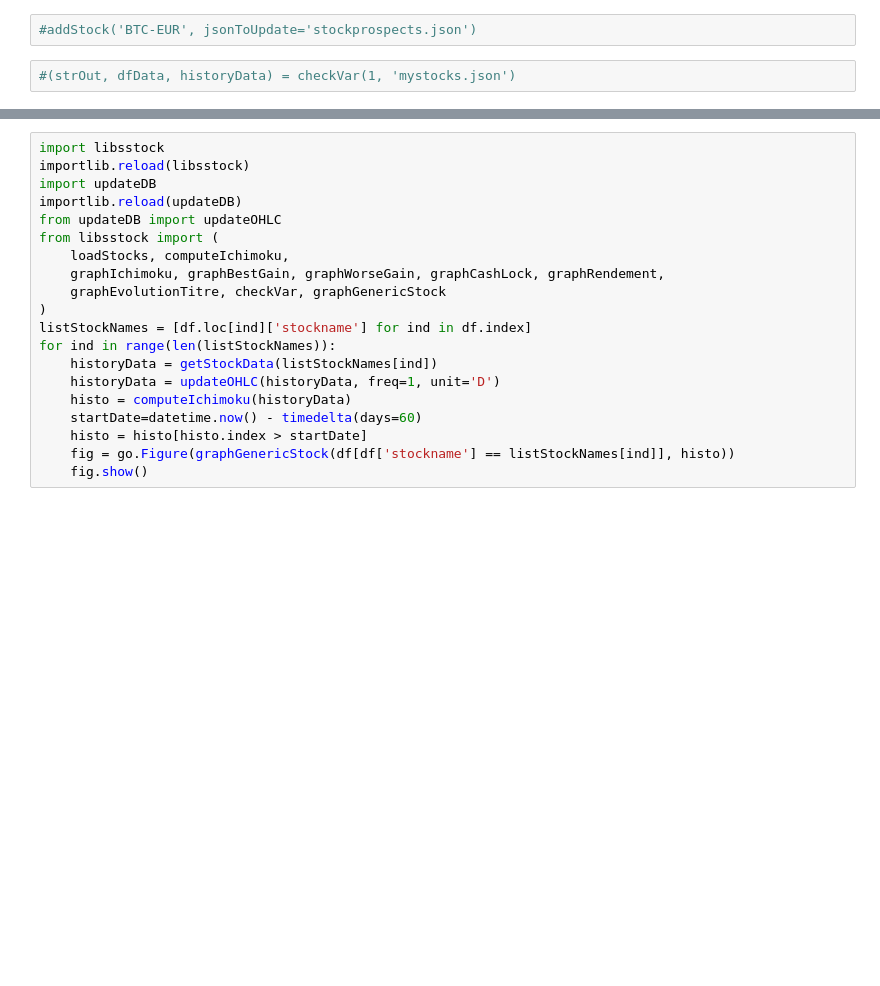
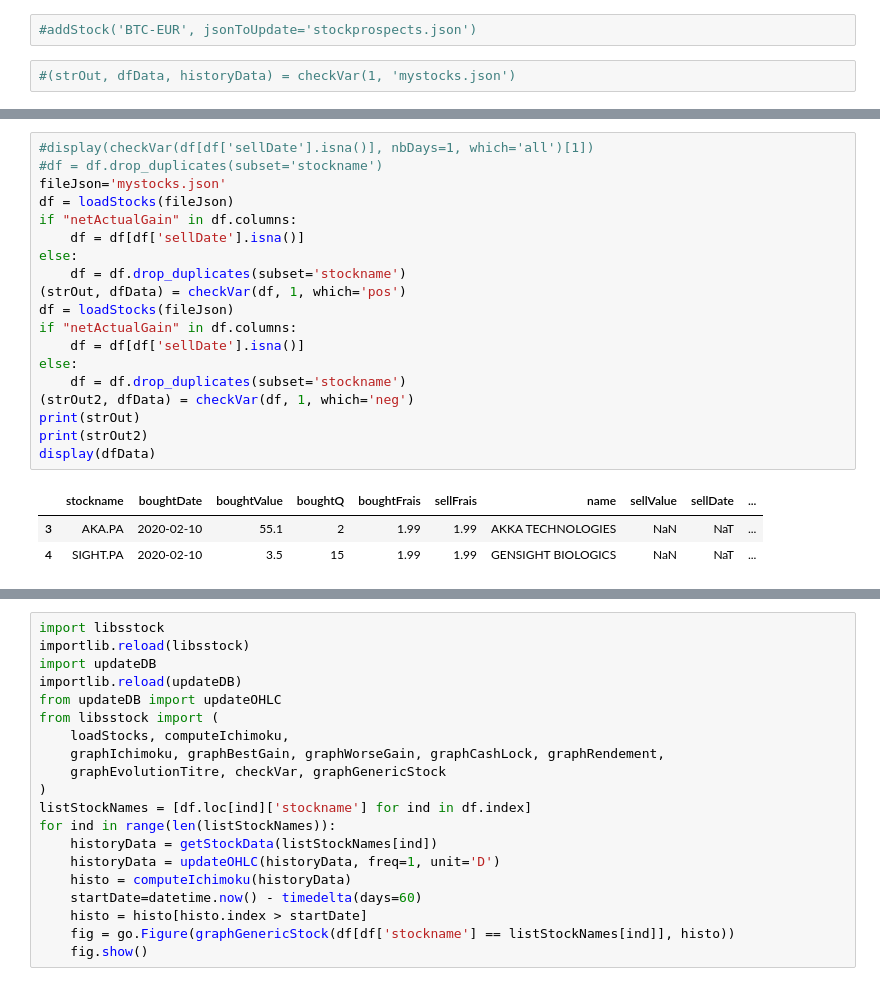
Before and after one commit to matdecac/stocktools, a Jupyter notebook: stocktools/scripts/Stock.ipynb, the cells around one changed output, grey strips where cells are left out. Drawn from its saved outputs; the diff is of its cells as text; blank space fills up the shorter version.

```diff
--- a/stocktools/scripts/Stock.ipynb
+++ b/stocktools/scripts/Stock.ipynb
@@ -27 +40,24 @@ display(df.sort_values('boughtDate'))
+# %%
+#display(checkVar(df[df['sellDate'].isna()], nbDays=1, which='all')[1])
+#df = df.drop_duplicates(subset='stockname')
+fileJson='mystocks.json'
+df = loadStocks(fileJson)
+if "netActualGain" in df.columns:
+    df = df[df['sellDate'].isna()]
+else:
+    df = df.drop_duplicates(subset='stockname')
+(strOut, dfData) = checkVar(df, 1, which='pos')
+df = loadStocks(fileJson)
+if "netActualGain" in df.columns:
+    df = df[df['sellDate'].isna()]
+else:
+    df = df.drop_duplicates(subset='stockname')
+(strOut2, dfData) = checkVar(df, 1, which='neg')
+print(strOut)
+print(strOut2)
+display(dfData)
+# %% [output]
+|  | stockname | boughtDate | boughtValue | boughtQ | boughtFrais | sellFrais | name | sellValue | sellDate | ... |
+| 3 | AKA.PA | 2020-02-10 | 55.1 | 2 | 1.99 | 1.99 | AKKA TECHNOLOGIES | NaN | NaT | ... |
+| 4 | SIGHT.PA | 2020-02-10 | 3.5 | 15 | 1.99 | 1.99 | GENSIGHT BIOLOGICS | NaN | NaT | ... |
 # %%
```
Also changed, not shown: parts of 6 cells of this notebook, 8 other files.
